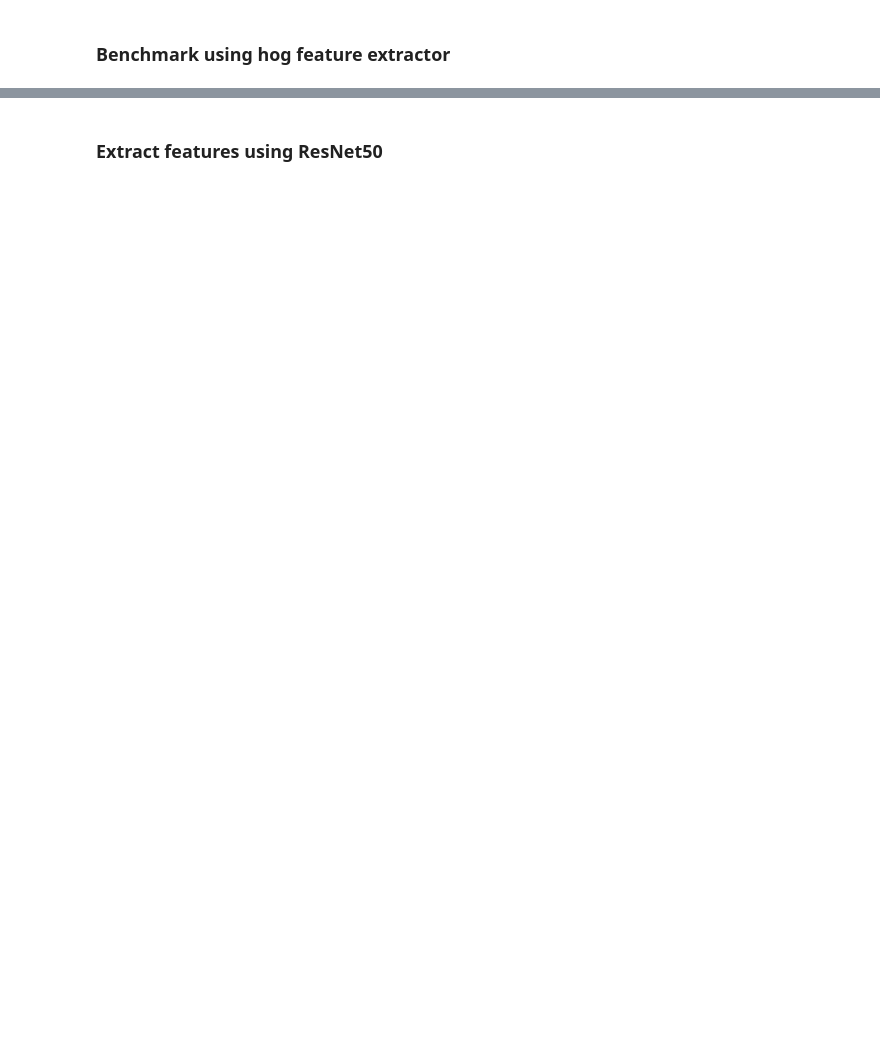
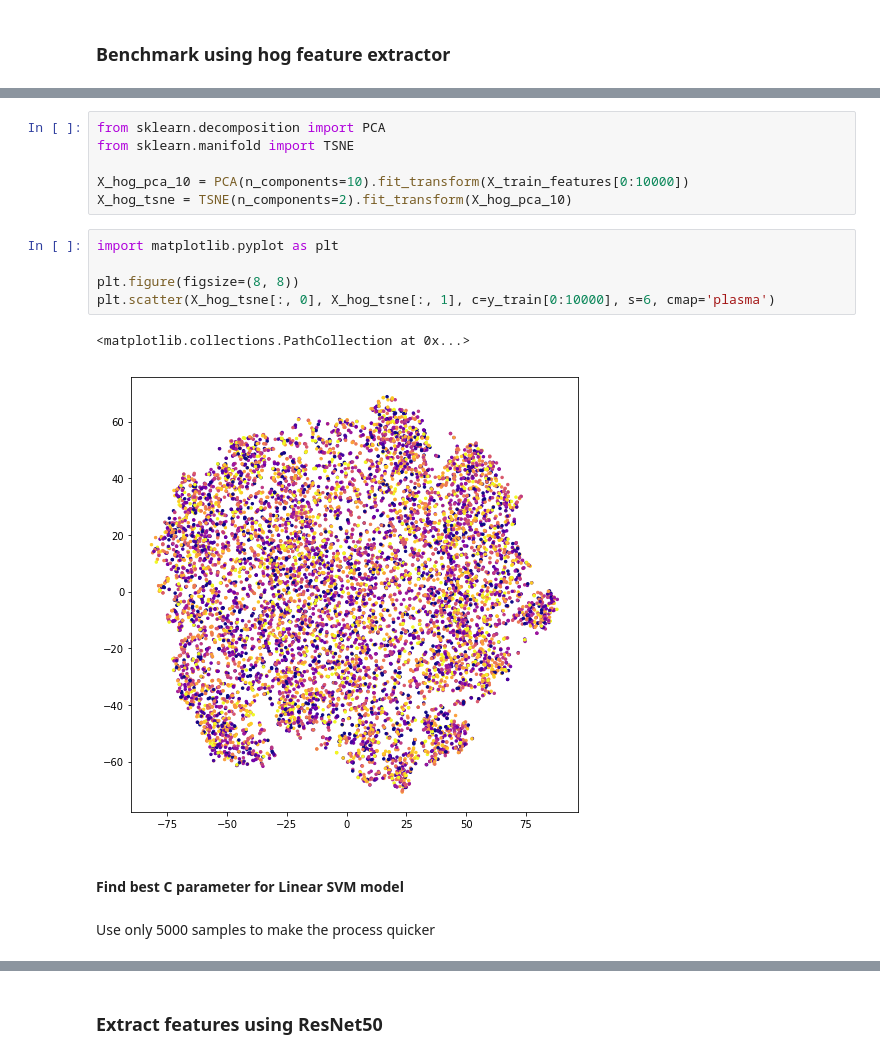
Before and after one commit to pawelos88/cifar10, a Jupyter notebook: Cifar10.ipynb, the cells around one changed output, grey strips where cells are left out. Saved outputs shown, nothing was run; the diff lists cells and outputs as text; blank space fills up the shorter version.

```diff
--- a/Cifar10.ipynb
+++ b/Cifar10.ipynb
@@ -90,0 +121,18 @@ X_train_hog = [ get_hog(reshape(x)) for x in X_train ]
+# %%
+from sklearn.decomposition import PCA
+from sklearn.manifold import TSNE
+
+X_hog_pca_10 = PCA(n_components=10).fit_transform(X_train_features[0:10000])
+X_hog_tsne = TSNE(n_components=2).fit_transform(X_hog_pca_10)
+# %%
+import matplotlib.pyplot as plt
+
+plt.figure(figsize=(8, 8))
+plt.scatter(X_hog_tsne[:, 0], X_hog_tsne[:, 1], c=y_train[0:10000], s=6, cmap='plasma')
+# %% [output]
+<matplotlib.collections.PathCollection at 0x...>
+[figure, added]
+# %% [markdown]
+#### Find best C parameter for Linear SVM model
+# %% [markdown]
+Use only 5000 samples to make the process quicker
```
Also changed, not shown: parts of 74 cells of this notebook.
